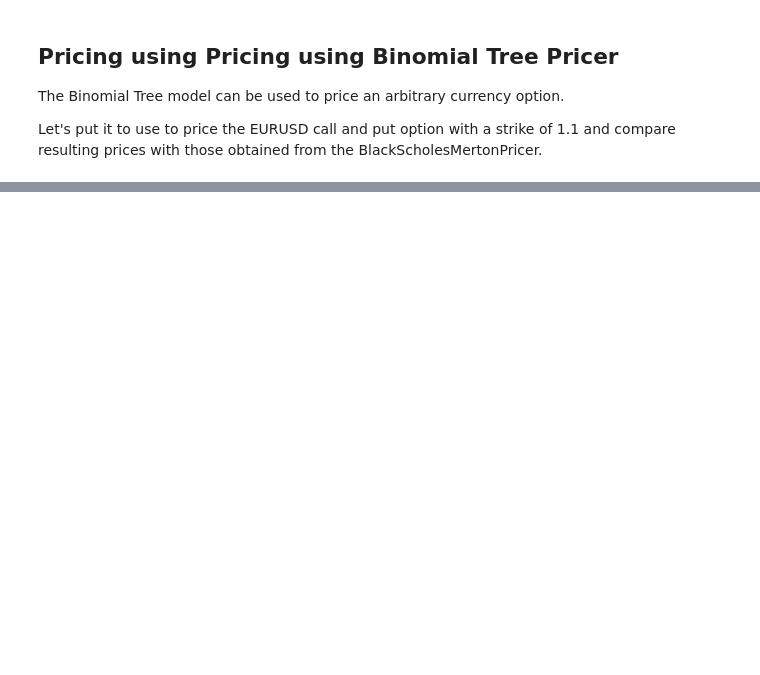
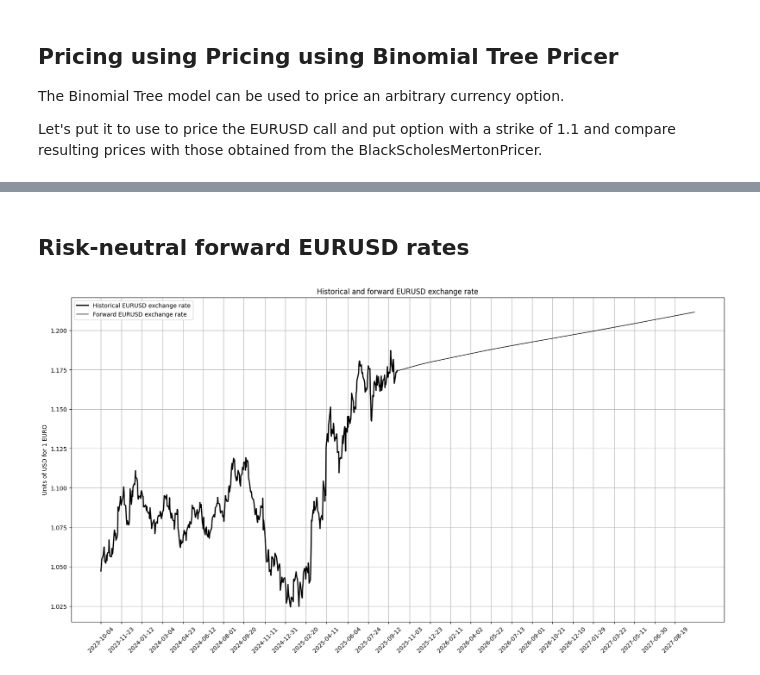
Before and after one commit to ilchen/options-pricing, a Jupyter notebook: fx-options-pricing-example.ipynb, the cells around one changed output, grey strips where cells are left out. Saved outputs shown, nothing was run; the diff lists cells and outputs as text; code cells hidden in the pictures; blank space fills up the shorter version.

```diff
--- a/fx-options-pricing-example.ipynb
+++ b/fx-options-pricing-example.ipynb
@@ -218,0 +219,28 @@ Price difference between Black-Scholes-Merton and Binomial Treee pricers for put
+# %% [markdown]
+## Risk-neutral forward EURUSD rates
+# %%
+start = asset_prices.index[-1]+BDay(1)
+end = start + pd.offsets.DateOffset(years=2)
+x = pd.bdate_range(start, end)
+# %%
+# Calculate risk-neutral forward EURUSD rates
+from math import exp
+fwd_fx_rate = x.to_series().map(pd.Timestamp.date).map(lambda dt: asset_prices.iloc[-1] * exp(
+    (curve.get_yield_for_maturity_date(dt) - curve_euro.get_yield_for_maturity_date(dt)) * curve.to_years(dt)))
+# %%
+import matplotlib.pyplot as plt
+
+fig = plt.figure(figsize=(20, 10))
+ax = fig.add_subplot(1, 1, 1)
+ax.plot(asset_prices.index, asset_prices, label='Historical EURUSD exchange rate', linewidth=2, color='k')
+
+ax.plot(x, fwd_fx_rate, label='Forward EURUSD exchange rate', linewidth=1, color='k')
+ax.legend()
+ax.grid(True)
+ax.set_title('Historical and forward EURUSD exchange rate')
+x_axis = asset_prices.index.to_list() + x.to_list()
+ax.set_xticks(x_axis[::36])
+ax.set_xticklabels(list(map(lambda x: x.strftime('%Y-%m-%d'), x_axis[::36])), rotation=45)
+_ = ax.set_ylabel("Units of USD for 1 EURO")
+# %% [output]
+[figure, added]
```
Also changed, not shown: parts of 15 cells of this notebook.
